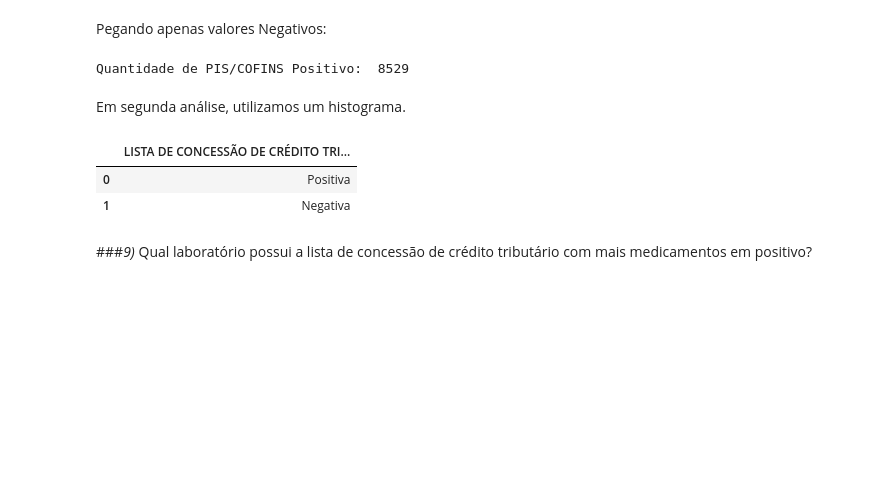
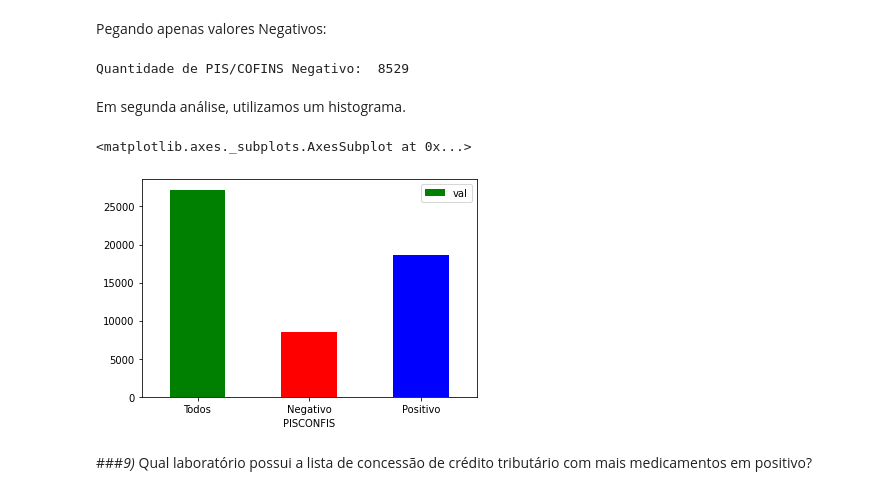
Before and after one commit to lazarobodevan/TP-CienciaDosDados-3861-3865, a Jupyter notebook: ProjetoCienciaDosDados.ipynb, the cells around one changed output. Cells and saved outputs as stored; diff of their text form; code cells hidden in the pictures; blank space fills up the shorter version.

```diff
--- a/ProjetoCienciaDosDados.ipynb
+++ b/ProjetoCienciaDosDados.ipynb
@@ -440,20 +447,25 @@ Pegando apenas valores Negativos:
 varPISCONFISNEG = datasetMed[datasetMed['LISTA DE CONCESSÃO DE CRÉDITO TRIBUTÁRIO (PIS/COFINS)'] == 'Negativa']
 varPISCONFISNEG
 quantidadeNEG = len(varPISCONFISNEG)
-print("Quantidade de PIS/COFINS Positivo: ",quantidadeNEG)
+print("Quantidade de PIS/COFINS Negativo: ", int(quantidadeNEG))
 # %% [output]
-Quantidade de PIS/COFINS Positivo:  8529
+Quantidade de PIS/COFINS Negativo:  8529
 # %% [markdown]
 Em segunda análise, utilizamos um histograma.
 # %%
-estadosMedia = pd.DataFrame({'LISTA DE CONCESSÃO DE CRÉDITO TRIBUTÁRIO (PIS/COFINS)': ["Positiva", "NEgativa"],'Média':[ES, MGSP, RJ]}, index=["ES", "MGSP", "RJ"])
+dff = pd.DataFrame({'PISCONFIS':['Todos', 'Negativo', 'Positivo'], 'val':[TodosDados, quantidadeNEG, quantidade]})
+
+graph = dff.plot.bar(x='PISCONFIS', y='val', rot=0, color=['green', 'red', 'blue'] )
+graph
+
+
+#estadosMedia = pd.DataFrame({'LISTA DE CONCESSÃO DE CRÉDITO TRIBUTÁRIO (PIS/COFINS)': ["Positiva", "NEgativa"],'Média':[ES, MGSP, RJ]}, index=["ES", "MGSP", "RJ"])
 #graph = plt.bar(estadosMedia['Estado'],estadosMedia['Média'], color=['pink','green','red'])
 #plt.yscale('log')
 #plt.show()
 # %% [output]
-|  | LISTA DE CONCESSÃO DE CRÉDITO TRI... |
-| 0 | Positiva |
-| 1 | Negativa |
+<matplotlib.axes._subplots.AxesSubplot at 0x...>
+[figure, added]
 # %% [markdown]
 ###*9)* Qual laboratório possui a lista de concessão de crédito tributário com mais medicamentos em positivo?
 # %% [markdown]
```
Also changed, not shown: parts of 11 cells of this notebook.
